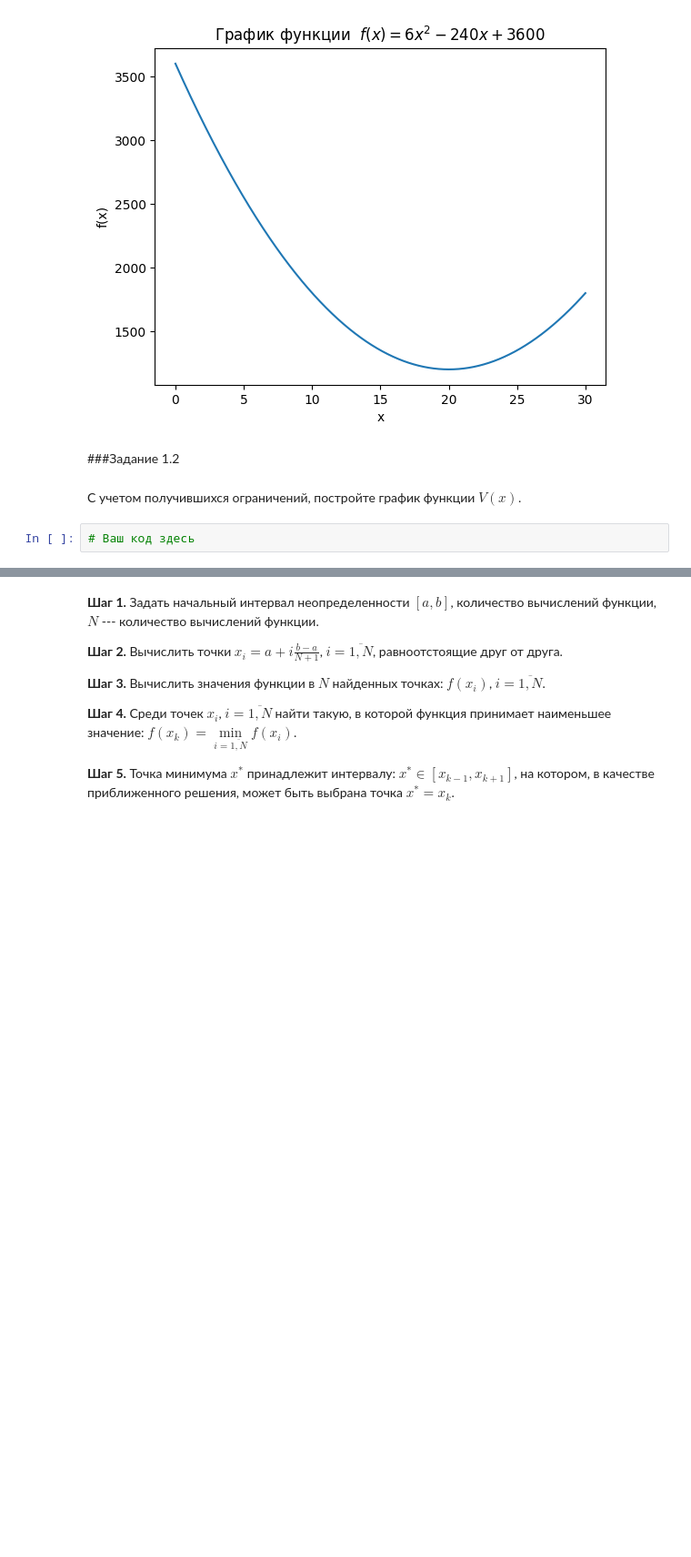
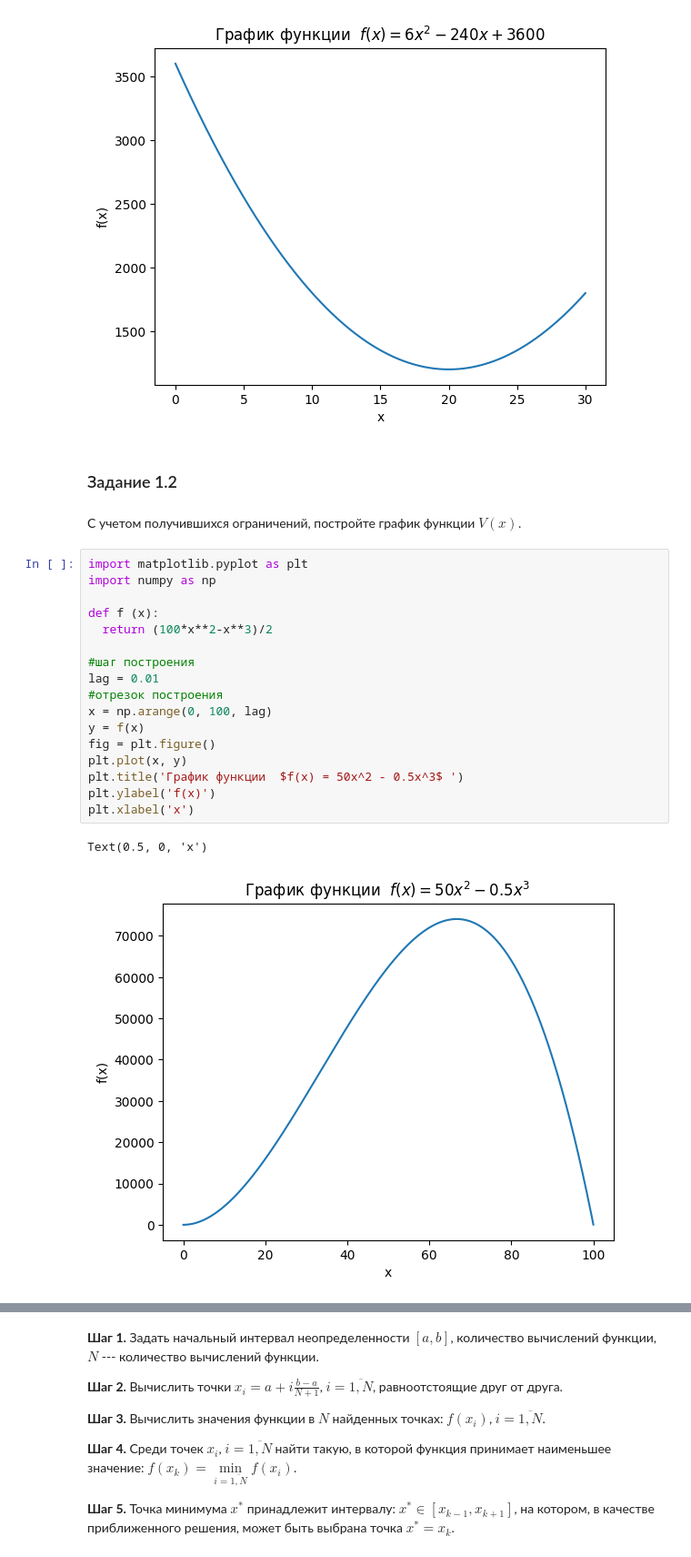
Before and after one commit to dyingsleeper/Optimization_methods, a Jupyter notebook: labs/lab1.ipynb, the cells around one changed output, grey strips where cells are left out. Shown: that part at 91% size. Cells and saved outputs as stored; diff of their text form; blank space fills up the shorter version.

```diff
--- a/labs/lab1.ipynb
+++ b/labs/lab1.ipynb
@@ -68,9 +72,27 @@ plt.xlabel('x')
 Text(0.5, 0, 'x')
 [figure]
 # %% [markdown]
-###Задание 1.2
+### Задание 1.2
 # %% [markdown]
 С учетом получившихся ограничений, постройте график функции $V(x)$.
-# %%
-# Ваш код здесь
+# %%
+import matplotlib.pyplot as plt
+import numpy as np
+
+def f (x):
+  return (100*x**2-x**3)/2
+
+#шаг построения
+lag = 0.01
+#отрезок построения
+x = np.arange(0, 100, lag)
+y = f(x)
+fig = plt.figure()
+plt.plot(x, y)
+plt.title('График функции  $f(x) = 50x^2 - 0.5x^3$ ')
+plt.ylabel('f(x)')
+plt.xlabel('x')
+# %% [output]
+Text(0.5, 0, 'x')
+[figure, added]
 # %% [markdown]
```
Also changed, not shown: parts of 29 cells of this notebook, 1 other file.
